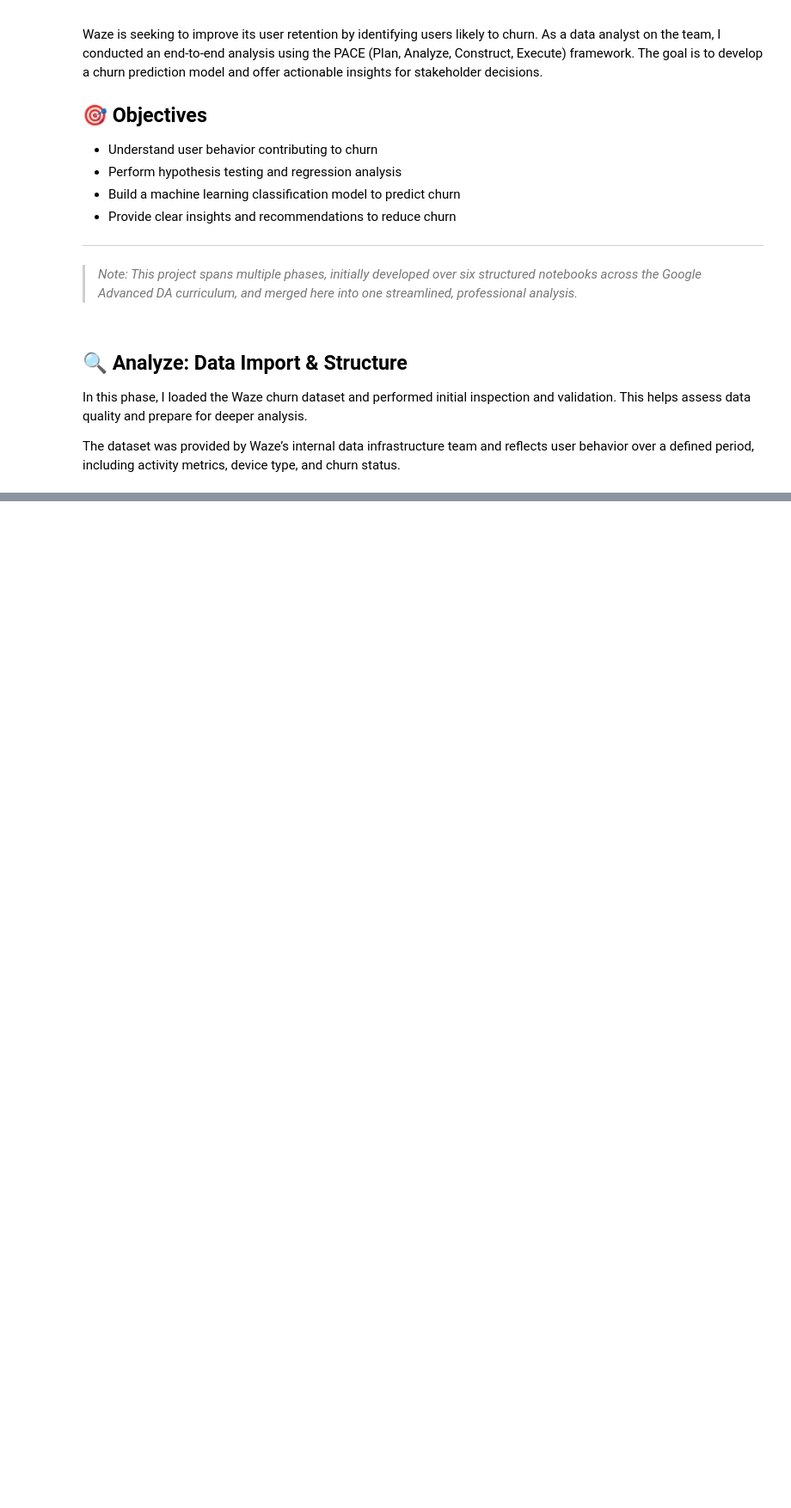
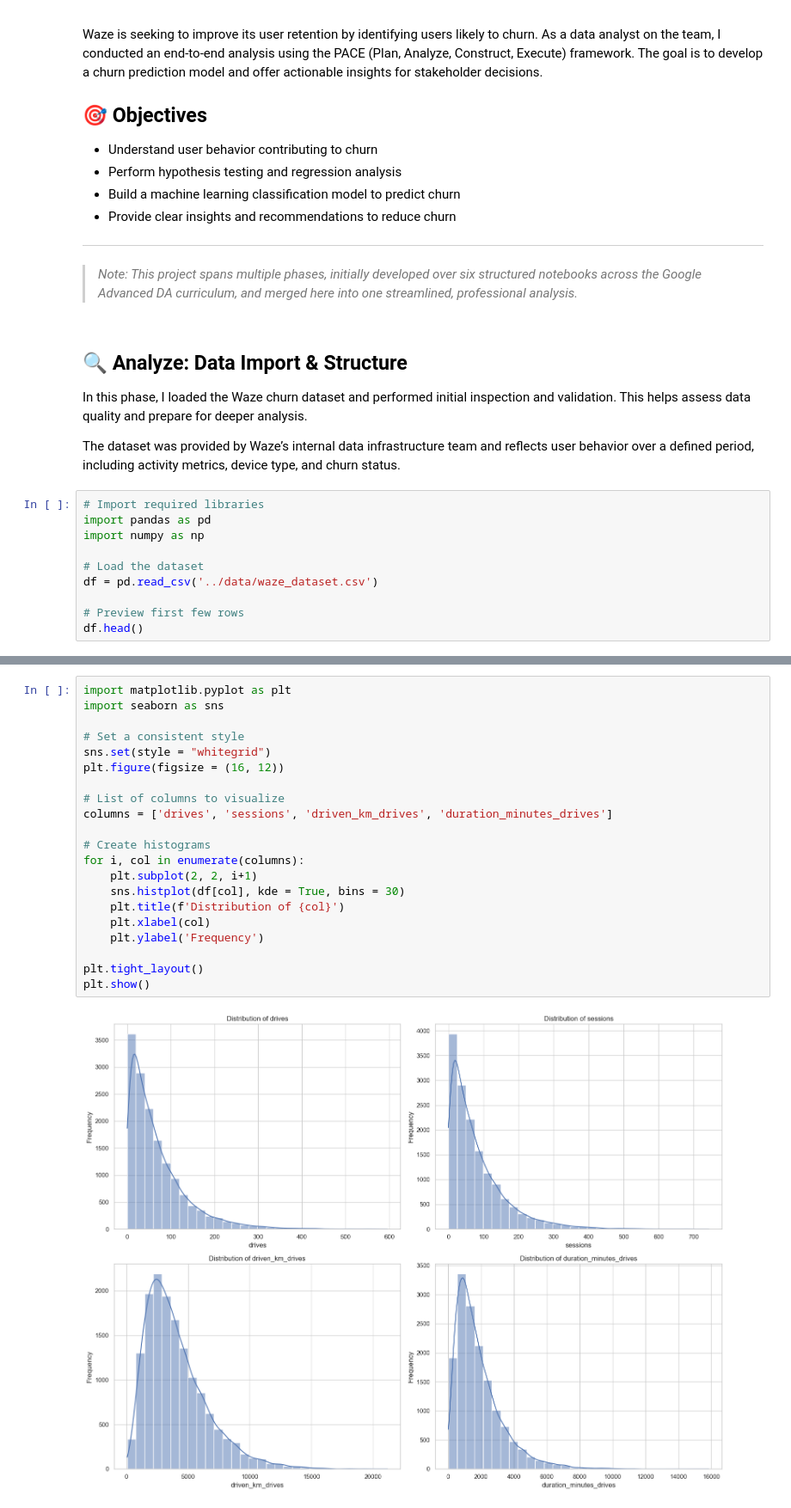
Before and after one commit to venugvis/waze-customer-churn, a Jupyter notebook: notebooks/waze_churn_final.ipynb, the cells around one changed output, grey strips where cells are left out. Shown at 86% size. Cells and saved outputs as stored; diff of their text form; blank space fills up the shorter version.

```diff
--- a/notebooks/waze_churn_final.ipynb
+++ b/notebooks/waze_churn_final.ipynb
@@ -28,3 +28,13 @@ Waze is seeking to improve its user retention by identifying users likely to chu
 In this phase, I loaded the Waze churn dataset and performed initial inspection and validation. This helps assess data quality and prepare for deeper analysis.
 
 The dataset was provided by Waze’s internal data infrastructure team and reflects user behavior over a defined period, including activity metrics, device type, and churn status.
+# %%
+# Import required libraries
+import pandas as pd
+import numpy as np
+
+# Load the dataset
+df = pd.read_csv('../data/waze_dataset.csv')
+
+# Preview first few rows
+df.head()
@@ -30,0 +102,23 @@ The dataset was provided by Waze’s internal data infrastructure team and refle
+# %%
+import matplotlib.pyplot as plt
+import seaborn as sns
+
+# Set a consistent style
+sns.set(style = "whitegrid")
+plt.figure(figsize = (16, 12))
+
+# List of columns to visualize
+columns = ['drives', 'sessions', 'driven_km_drives', 'duration_minutes_drives']
+
+# Create histograms
+for i, col in enumerate(columns):
+    plt.subplot(2, 2, i+1)
+    sns.histplot(df[col], kde = True, bins = 30)
+    plt.title(f'Distribution of {col}')
+    plt.xlabel(col)
+    plt.ylabel('Frequency')
+
+plt.tight_layout()
+plt.show()
+# %% [output]
+[figure, added]
```
Also changed, not shown: parts of 42 cells of this notebook.
